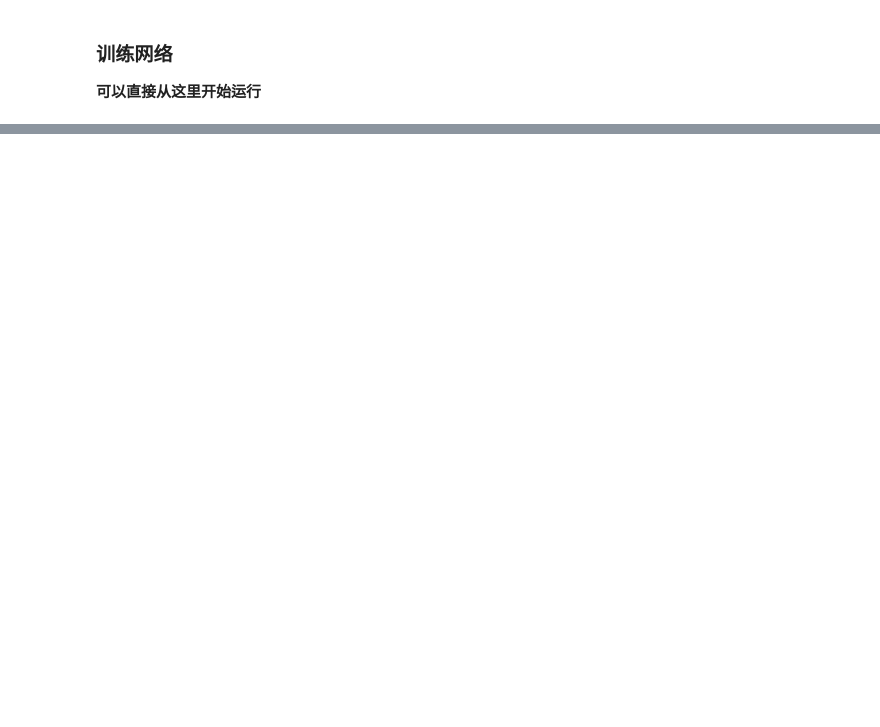
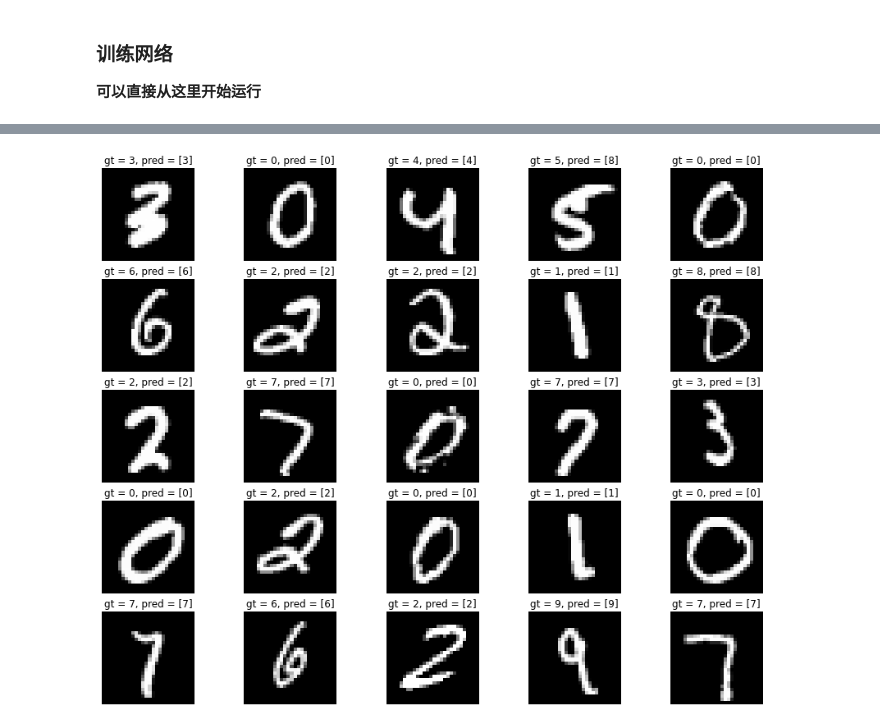
Before and after one commit to abaaba337/CMIT, a Jupyter notebook: Notes/CMIT Lecture Notes.ipynb, the cells around one changed output, grey strips where cells are left out. Cells and saved outputs as stored; diff of their text form; code cells hidden in the pictures; blank space fills up the shorter version.

```diff
--- a/Notes/CMIT Lecture Notes.ipynb
+++ b/Notes/CMIT Lecture Notes.ipynb
@@ -395,18 +410,17 @@ class Net(nn.Module): # 这一行定义了一个新的神经网络类，继承
         self.hidden2 = nn.Linear(512, 10)
 
         self.relu = nn.ReLU()
-        self.softmax = nn.Softmax()
+        self.logsoftmax = nn.LogSoftmax(dim=1)
 
     def forward(self, x):          # x 为 features (of the whole batch)
 
         # 将 x 重塑成一个大小为[batch_size, 28*28]的二维张量，
         # 第一维是当前batch中的下标，第二维是 -1 表示自动计算其他所有feature的堆叠
         x = x.view(x.size(0), -1)
-
         x = self.hidden1(x)        # 相当于调用 nn.Linear(28*28, 512) 对象，输出为[batch_size, 512]的二维张量
         x = self.relu(x)           # 相当于调用 nn.ReLU() 对象，输出为[batch_size, 512]的二维张量
         x = self.hidden2(x)        # 相当于调用 nn.Linear(512, 10) 对象，输出为[batch_size, 10]的二维张量
-        x = self.softmax(x)        # 相当于调用 nn.Softmax() 对象，输出为[batch_size, 10]的二维张量
+        x = self.logsoftmax(x)     # 相当于调用 nn.LogSoftmax(dim=1) 对象，对各行进行标准化使行和为1后集体取对数
 
         return x
 # %% [markdown]
@@ -492,22 +509,23 @@ loaders = {
 class Net(nn.Module):
 
     def __init__(self):
-
-        super(Net, self).__init__()
-        self.hidden1 = nn.Linear(28*28, 512)
+        super().__init__()
+        self.hidden1 = nn.Linear(28*28, 512) # input will be a whole batch of size [batch_size, 28*28]
         self.relu = nn.ReLU()
 
         self.hidden2 = nn.Linear(512, 10)
-        self.softmax = nn.Softmax()
+        self.logsoftmax = nn.LogSoftmax(dim=1)
 
     def forward(self, x):
-
         x = x.view(x.size(0), -1)
         x = self.hidden1(x)
         x = self.relu(x)
         x = self.hidden2(x)
-        x = self.softmax(x)
-
+        x = self.logsoftmax(x)
         return x
 
-model = Net()
+    def save(self, doc_path = '.', save_name = 'pkl_file'):
+        model_name = save_name + '.pkl'
+        with open(doc_path+ '/'+ model_name, 'wb') as file:
+            pickle.dump(self, file)
+        return
@@ -551,0 +606,6 @@ train(num_epochs, model, loaders)
+# %%
+# 正式训练/测试模型
+model = Net()
+train( model, loaders, num_epochs=10, learning_rate=0.01)
+model.save(doc_path = './Notes_NN', save_name='Notes224FNN')
+test() # 测试模型
@@ -551,0 +631,16 @@ train(num_epochs, model, loaders)
+# %%
+#Plot multiple
+figure = plt.figure(figsize=(15, 12))
+cols, rows = 5, 5
+for i in range(1, cols * rows + 1):
+    sample_idx = torch.randint(len(test_data), size=(1,)).item()
+    img, label = test_data[sample_idx]
+    output = model(img)
+    pred_label = torch.max(output, 1)[1].numpy() # .numpy()将Tensor对象转换为NumPy ndarray对象
+    figure.add_subplot(rows, cols, i)
+    plt.title('gt = ' + str(label) + ', pred = ' + str(pred_label))
+    plt.axis("off")
+    plt.imshow(img.squeeze(), cmap="gray")
+plt.show()
+# %% [output]
+[figure, added]
```
Also changed, not shown: parts of 18 cells of this notebook.
